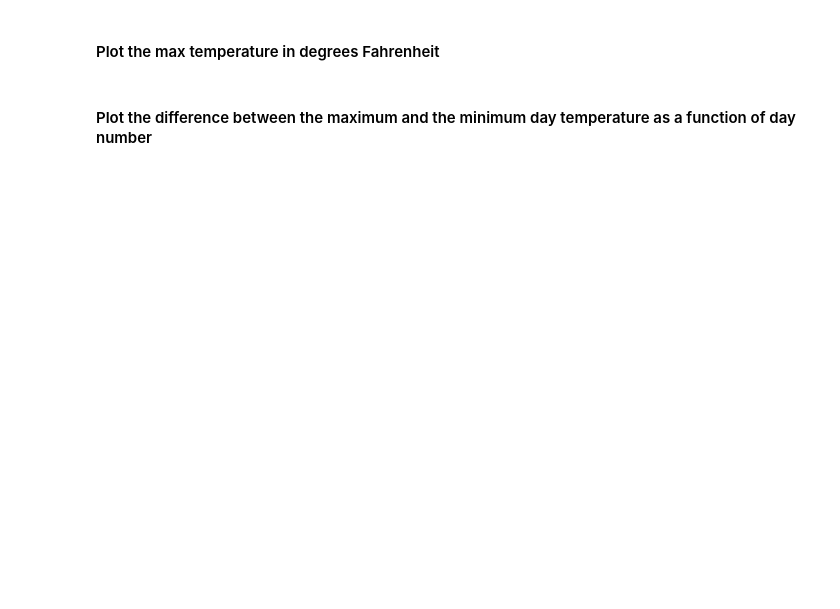
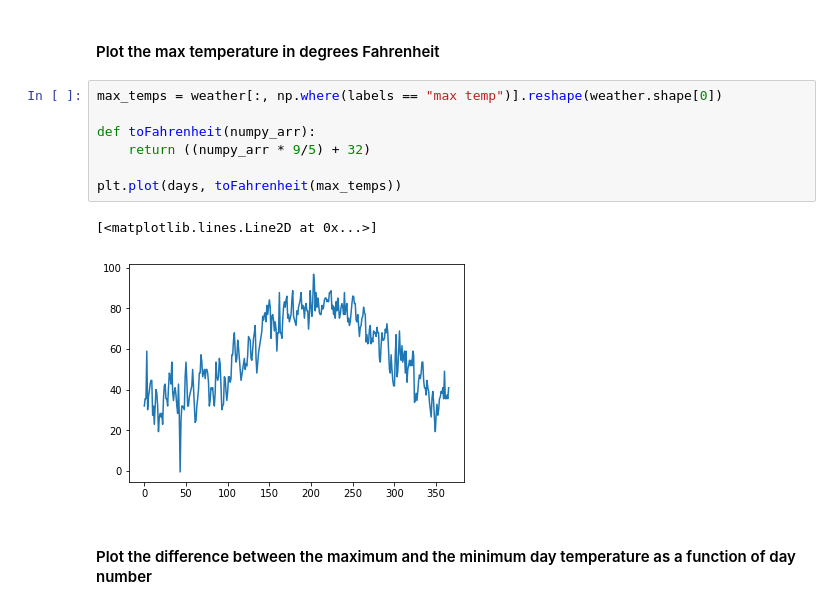
Before and after one commit to abstructs/ML1, a Jupyter notebook: exercises/plotting_basics.ipynb, the cells around one changed output. Drawn from its saved outputs; the diff is of its cells as text; blank space fills up the shorter version.

```diff
--- a/exercises/plotting_basics.ipynb
+++ b/exercises/plotting_basics.ipynb
@@ -20,4 +36,14 @@ weather = np.loadtxt("OshawaWeather2016.csv", skiprows=1, delimiter=',')
 # %% [markdown]
 #### Plot the max temperature in degrees Fahrenheit
+# %%
+max_temps = weather[:, np.where(labels == "max temp")].reshape(weather.shape[0])
+
+def toFahrenheit(numpy_arr):
+    return ((numpy_arr * 9/5) + 32)
+
+plt.plot(days, toFahrenheit(max_temps))
+# %% [output]
+[<matplotlib.lines.Line2D at 0x...>]
+[figure, added]
 # %% [markdown]
 #### Plot the difference between the maximum and the minimum day temperature as a function of day number
```
Also changed, not shown: parts of 12 cells of this notebook, 1 other file.
